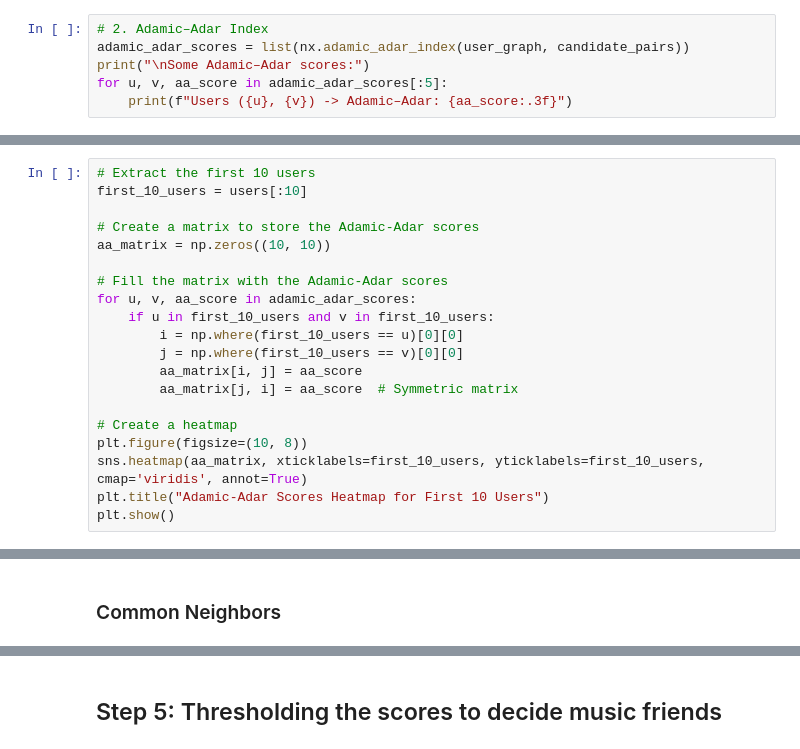
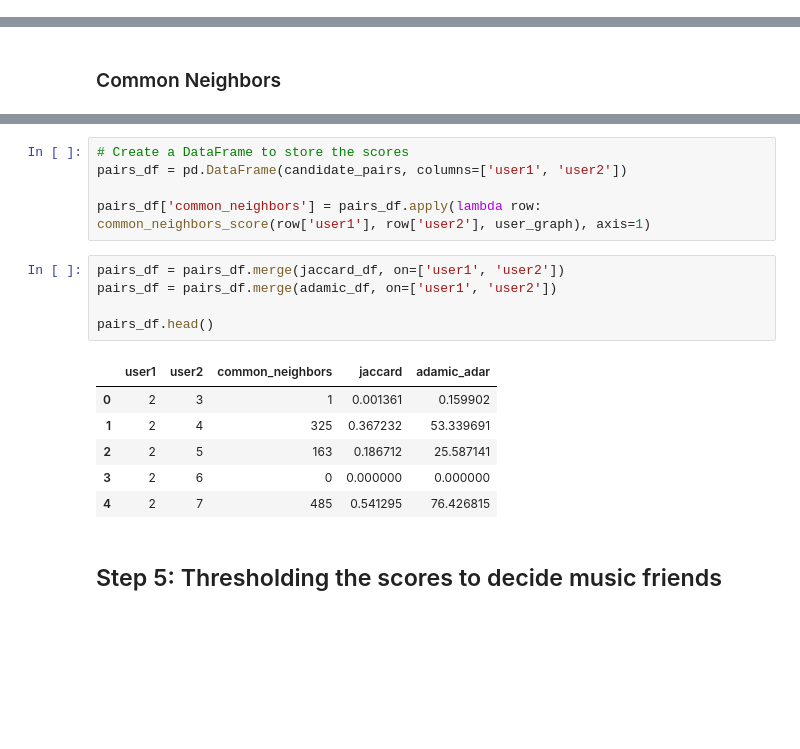
Before and after one commit to FatimaBakkas/melodic-links, a Jupyter notebook: test.ipynb, the cells around one changed output, grey strips where cells are left out. Drawn from its saved outputs; the diff is of its cells as text; blank space fills up the shorter version.

```diff
--- a/test.ipynb
+++ b/test.ipynb
@@ -121,8 +112,2 @@ Users (2, 7) -> Jaccard: 0.541
 # %% [markdown]
 ### Adamic–Adar Index
-# %%
-# 2. Adamic–Adar Index
-adamic_adar_scores = list(nx.adamic_adar_index(user_graph, candidate_pairs))
-print("\nSome Adamic–Adar scores:")
-for u, v, aa_score in adamic_adar_scores[:5]:
-    print(f"Users ({u}, {v}) -> Adamic–Adar: {aa_score:.3f}")
@@ -136,20 +113,0 @@ Users (2, 7) -> Adamic–Adar: 76.427
-# %%
-# Extract the first 10 users
-first_10_users = users[:10]
-
-# Create a matrix to store the Adamic-Adar scores
-aa_matrix = np.zeros((10, 10))
-
-# Fill the matrix with the Adamic-Adar scores
-for u, v, aa_score in adamic_adar_scores:
-    if u in first_10_users and v in first_10_users:
-        i = np.where(first_10_users == u)[0][0]
-        j = np.where(first_10_users == v)[0][0]
-        aa_matrix[i, j] = aa_score
-        aa_matrix[j, i] = aa_score  # Symmetric matrix
-
-# Create a heatmap
-plt.figure(figsize=(10, 8))
-sns.heatmap(aa_matrix, xticklabels=first_10_users, yticklabels=first_10_users, cmap='viridis', annot=True)
-plt.title("Adamic-Adar Scores Heatmap for First 10 Users")
-plt.show()
@@ -174,2 +125,19 @@ Common Neighbors between user 4 and user 2: 325
+# %%
+# Create a DataFrame to store the scores
+pairs_df = pd.DataFrame(candidate_pairs, columns=['user1', 'user2'])
+
+pairs_df['common_neighbors'] = pairs_df.apply(lambda row: common_neighbors_score(row['user1'], row['user2'], user_graph), axis=1)
+# %%
+pairs_df = pairs_df.merge(jaccard_df, on=['user1', 'user2'])
+pairs_df = pairs_df.merge(adamic_df, on=['user1', 'user2'])
+
+pairs_df.head()
+# %% [output]
+|  | user1 | user2 | common_neighbors | jaccard | adamic_adar |
+| 0 | 2 | 3 | 1 | 0.001361 | 0.159902 |
+| 1 | 2 | 4 | 325 | 0.367232 | 53.339691 |
+| 2 | 2 | 5 | 163 | 0.186712 | 25.587141 |
+| 3 | 2 | 6 | 0 | 0.000000 | 0.000000 |
+| 4 | 2 | 7 | 485 | 0.541295 | 76.426815 |
 # %% [markdown]
 ## Step 5: Thresholding the scores to decide music friends
```
Also changed, not shown: parts of 13 cells of this notebook.
